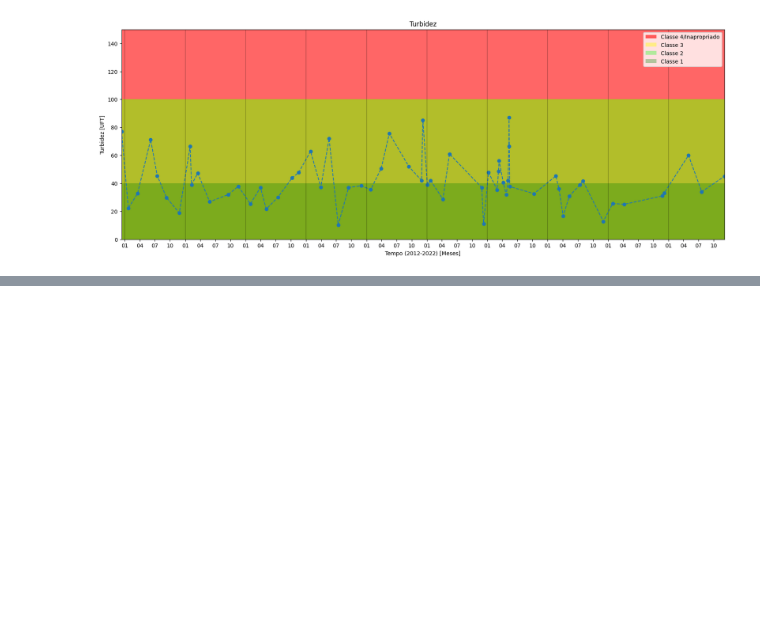
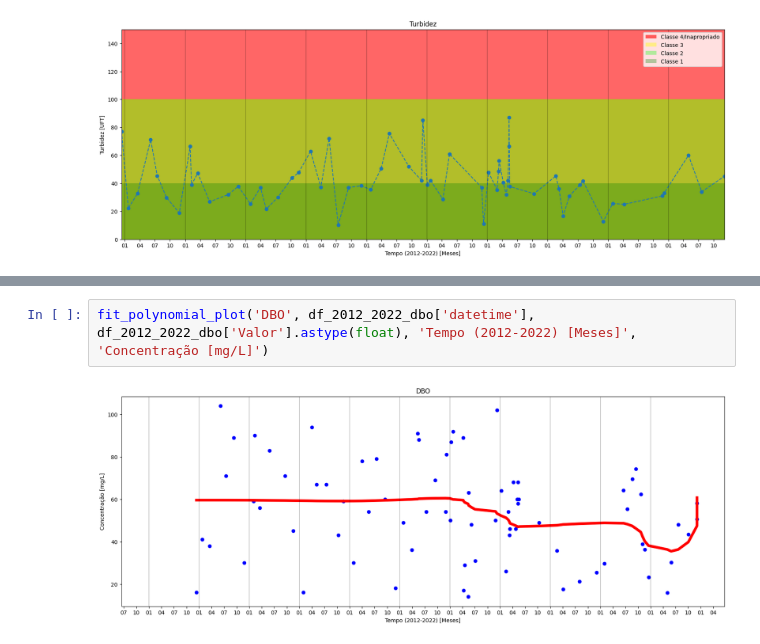
Before and after one commit to MekhyW/Analise-agua-Rio-Pinheiros, a Jupyter notebook: Exploratory.ipynb, the cells around one changed output, grey strips where cells are left out. Cells and saved outputs as stored; diff of their text form; blank space fills up the shorter version.

```diff
--- a/Exploratory.ipynb
+++ b/Exploratory.ipynb
@@ -186,0 +219,4 @@ plot_historic_conama('Turbidez', df_2012_2022_turbidez['datetime'], df_2012_2022
+# %%
+fit_polynomial_plot('DBO', df_2012_2022_dbo['datetime'], df_2012_2022_dbo['Valor'].astype(float), 'Tempo (2012-2022) [Meses]', 'Concentração [mg/L]')
+# %% [output]
+[figure, added]
```
Also changed, not shown: parts of 8 cells of this notebook.
